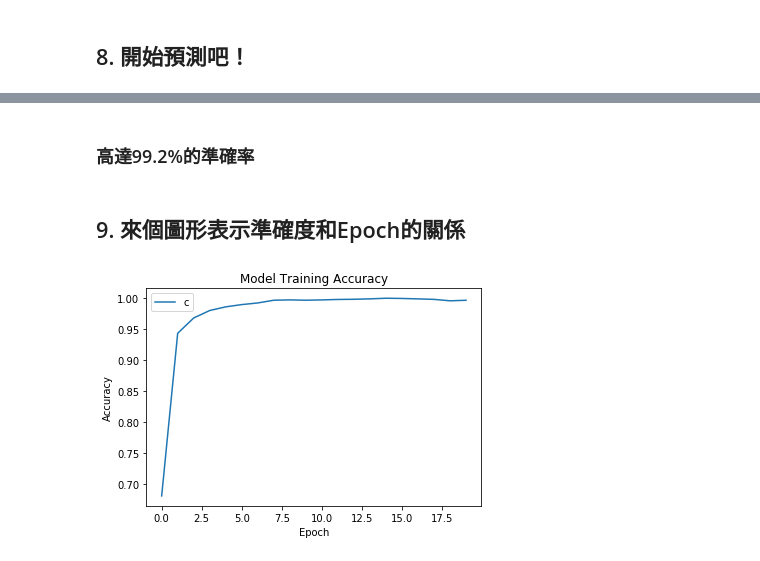
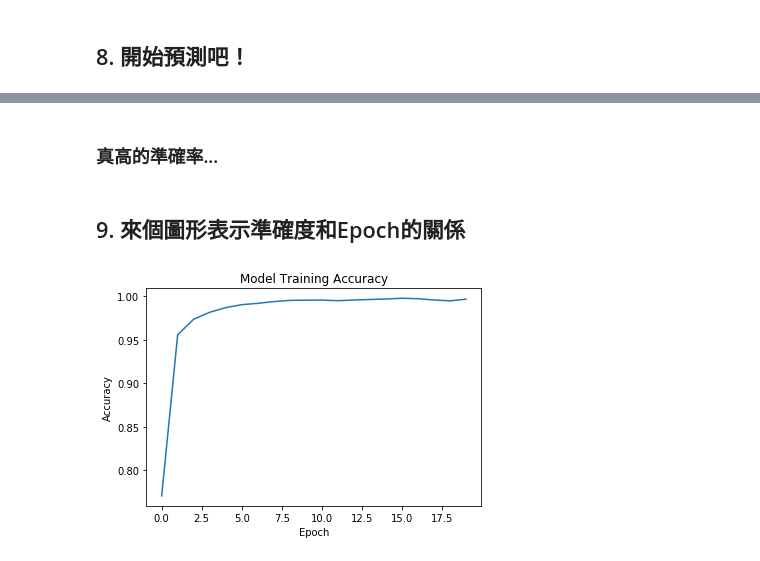
Before and after one commit to khsu-tw/MyPyLab, a Jupyter notebook: Q8-1/Q8-1.ipynb, the cells around one changed output, grey strips where cells are left out. Saved outputs shown, nothing was run; the diff lists cells and outputs as text; code cells hidden in the pictures.

```diff
--- a/Q8-1/Q8-1.ipynb
+++ b/Q8-1/Q8-1.ipynb
@@ -42,10 +42,10 @@ x = Input(shape=(784,))
 # %% [markdown]
 ## 4. 定義函數
 # %%
-f1 = Dense(500, activation='sigmoid')
+f1 = Dense(500, activation='relu')
 f2 = Dense(100, activation='sigmoid')
 f3 = Dense(100, activation='sigmoid')
-f4 = Dense(50, activation='sigmoid')
+f4 = Dense(50, activation='relu')
 f5 = Dense(10, activation='softmax')
 # %% [markdown]
 ## 5. 定義隱藏層，並且利用concatenate將h21, h22函數連接
@@ -112,14 +112,13 @@ Epoch 3/20
-# %% [markdown]
-### 高達99.2%的準確率
+# %% [markdown]
+### 真高的準確率...
 # %% [markdown]
 ## 9. 來個圖形表示準確度和Epoch的關係
 # %%
 plt.plot(acc_history.history["acc"])
 
 plt.title("Model Training Accuracy")
 plt.ylabel("Accuracy")
 plt.xlabel("Epoch")
-plt.legend("categorical_crossentropy&1HL", loc="best")
 plt.show()
 # %% [output]
-[figure, old version]
+[figure, new version]
```
Also changed, not shown: parts of 2 cells of this notebook.
